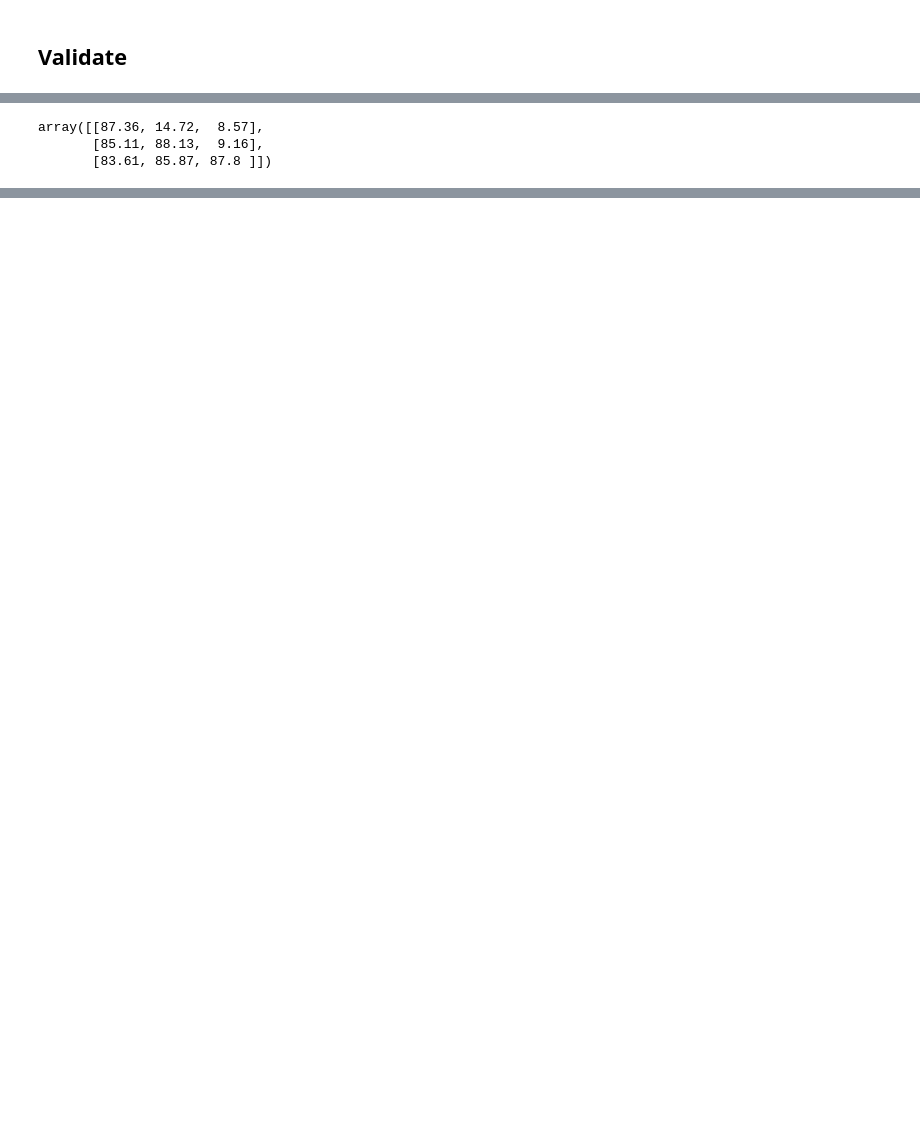
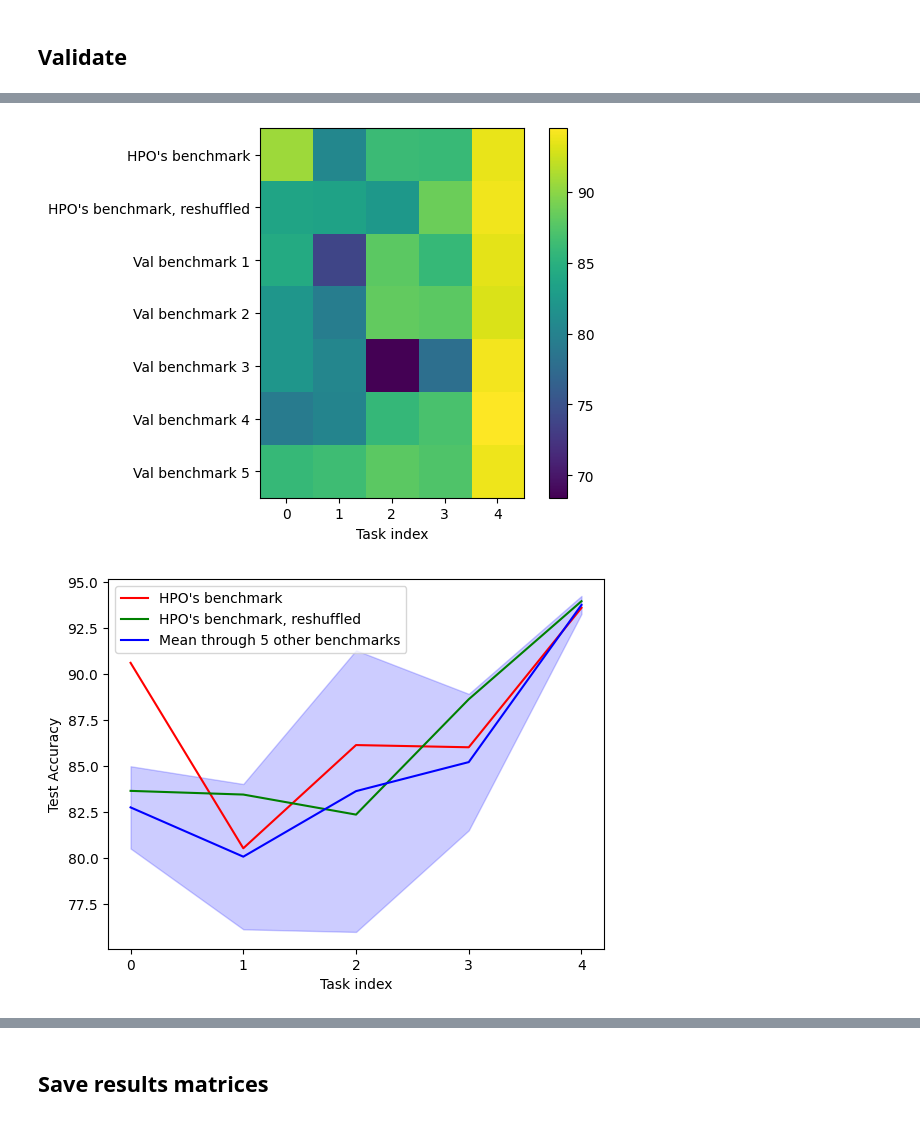
Before and after one commit to Mathisnplus1/Master-Thesis, a Jupyter notebook: Workspace/Core work/runnable_HPO.ipynb, the cells around one changed output, grey strips where cells are left out. Saved outputs shown, nothing was run; the diff lists cells and outputs as text; code cells hidden in the pictures; blank space fills up the shorter version.

```diff
--- a/Workspace/Core work/runnable_HPO.ipynb
+++ b/Workspace/Core work/runnable_HPO.ipynb
@@ -178,6 +189,5 @@ array([[83.61, 85.87, 87.8 ],
-# %%
-test_accs_matrix
-# %% [output]
-array([[87.36, 14.72,  8.57],
-       [85.11, 88.13,  9.16],
-       [83.61, 85.87, 87.8 ]])
+# %%
+visualize_validation(val_accs_matrix, test_accs_matrix, visualization_settings, HPO_settings, method_settings, benchmark_settings)
+# %% [output]
+[figure, added]
+[figure, added]
@@ -183,0 +195,2 @@ array([[87.36, 14.72,  8.57],
+# %% [markdown]
+## Save results matrices
```
Also changed, not shown: parts of 12 cells of this notebook, 48 other files.
